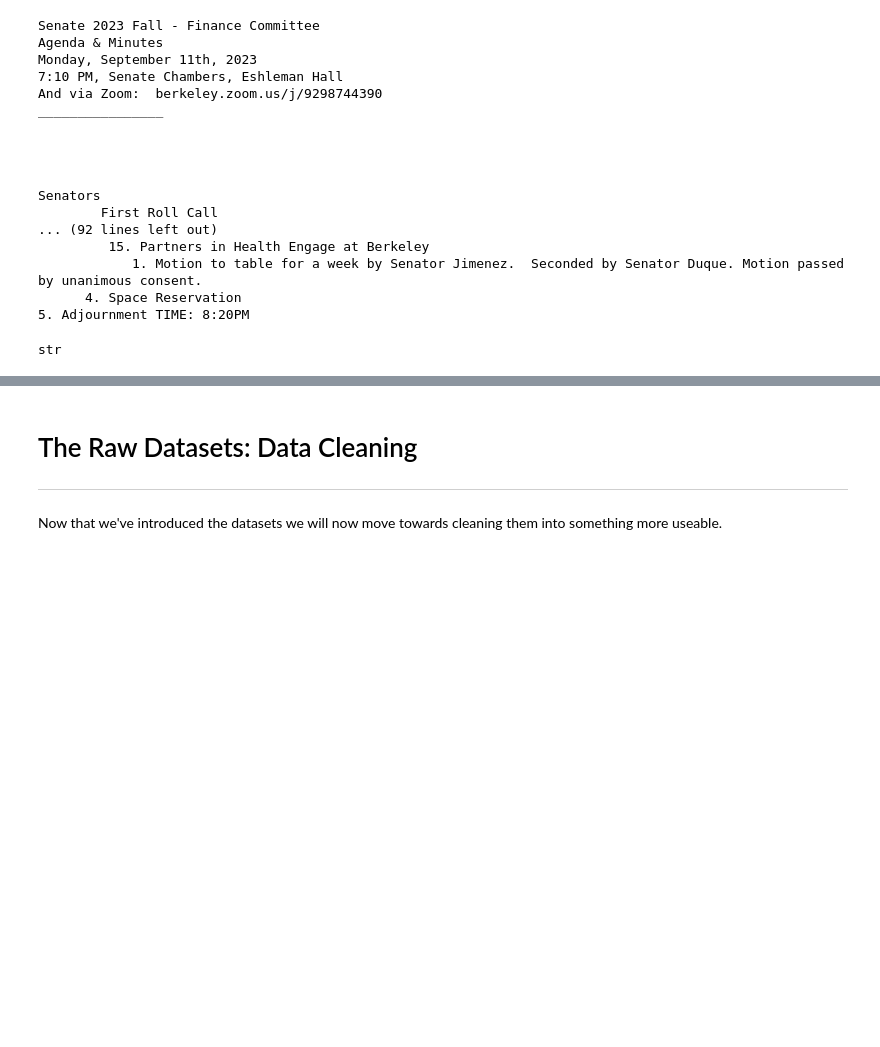
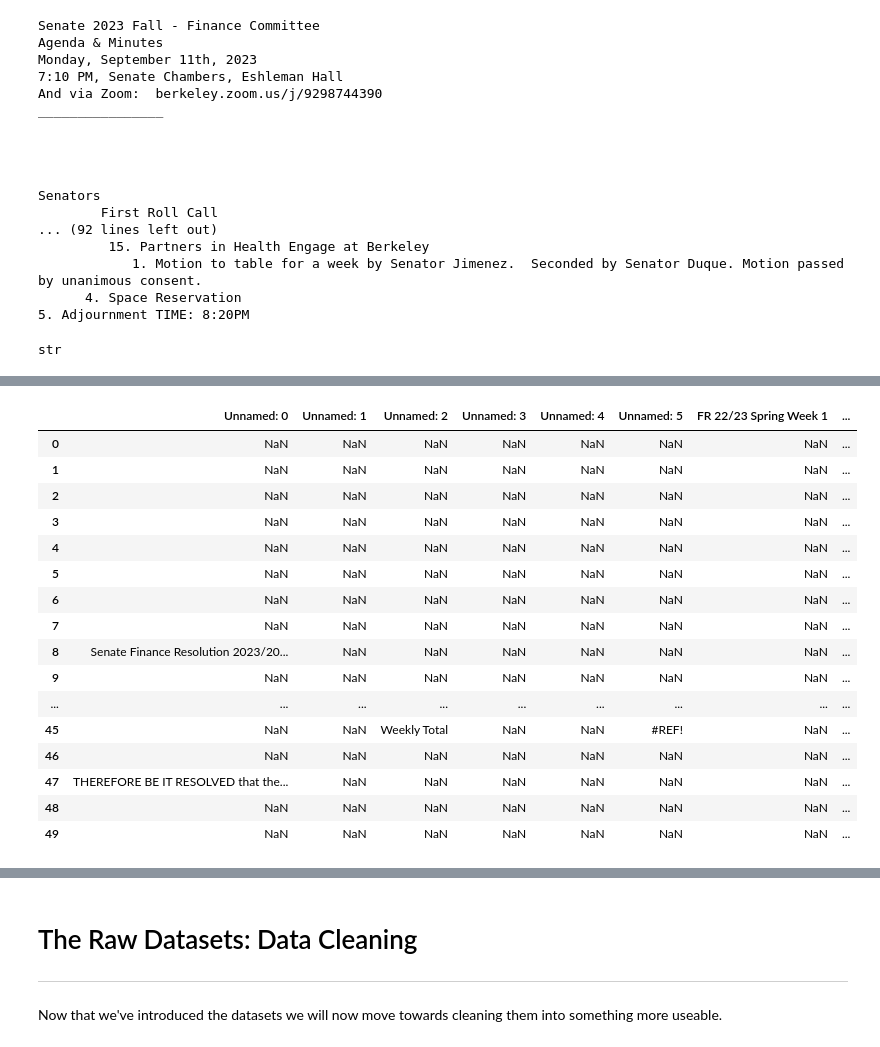
Before and after one commit to J-Ngaiii/ASUC-FY24-Datasets, a Jupyter notebook: ASUC_FY24_Datasets.ipynb, the cells around one changed output, grey strips where cells are left out. Saved outputs shown, nothing was run; the diff lists cells and outputs as text; code cells hidden in the pictures; blank space fills up the shorter version.

```diff
--- a/ASUC_FY24_Datasets.ipynb
+++ b/ASUC_FY24_Datasets.ipynb
@@ -479,0 +468,3 @@ I will denote these mixed-format csvs as `FY####` where the numbers represent th
+# %%
+FR_Sheet_RAW = pd.read_csv('ASUC Dataset CSVs/FR Data/FR2324/Fall/FR 23_24 F03 - Sheet1.csv')
+FR_Sheet_RAW
@@ -479,0 +485,21 @@ I will denote these mixed-format csvs as `FY####` where the numbers represent th
+# %%
+#we can see that the actual information only begins until we're quite a few rows deep
+FR_Sheet_RAW.head(40)
+# %% [output]
+|  | Unnamed: 0 | Unnamed: 1 | Unnamed: 2 | Unnamed: 3 | Unnamed: 4 | Unnamed: 5 | FR 22/23 Spring Week 1 | ... |
+| 0 | NaN | NaN | NaN | NaN | NaN | NaN | NaN | ... |
+| 1 | NaN | NaN | NaN | NaN | NaN | NaN | NaN | ... |
+| 2 | NaN | NaN | NaN | NaN | NaN | NaN | NaN | ... |
+| 3 | NaN | NaN | NaN | NaN | NaN | NaN | NaN | ... |
+| 4 | NaN | NaN | NaN | NaN | NaN | NaN | NaN | ... |
+| 5 | NaN | NaN | NaN | NaN | NaN | NaN | NaN | ... |
+| 6 | NaN | NaN | NaN | NaN | NaN | NaN | NaN | ... |
+| 7 | NaN | NaN | NaN | NaN | NaN | NaN | NaN | ... |
+| 8 | Senate Finance Resolution 2023/20... | NaN | NaN | NaN | NaN | NaN | NaN | ... |
+| 9 | NaN | NaN | NaN | NaN | NaN | NaN | NaN | ... |
+| ... | ... | ... | ... | ... | ... | ... | ... | ... |
+| 45 | NaN | NaN | Weekly Total | NaN | NaN | #REF! | NaN | ... |
+| 46 | NaN | NaN | NaN | NaN | NaN | NaN | NaN | ... |
+| 47 | THEREFORE BE IT RESOLVED that the... | NaN | NaN | NaN | NaN | NaN | NaN | ... |
+| 48 | NaN | NaN | NaN | NaN | NaN | NaN | NaN | ... |
+| 49 | NaN | NaN | NaN | NaN | NaN | NaN | NaN | ... |
```
Also changed, not shown: parts of 15 cells of this notebook, 5 other files.
